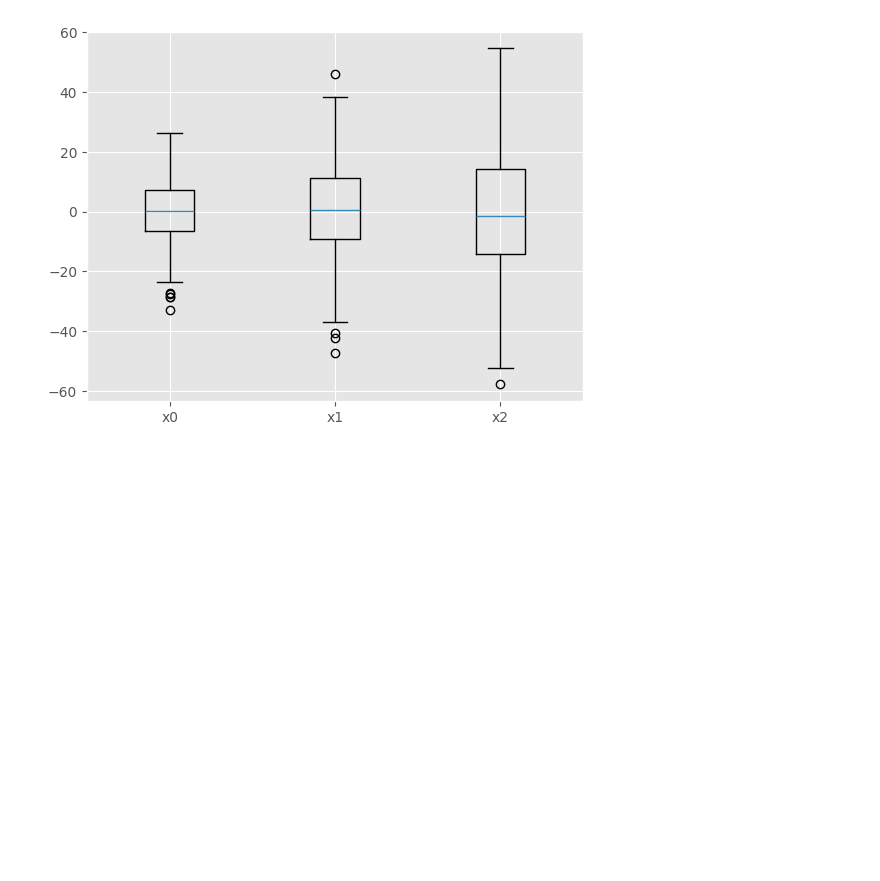
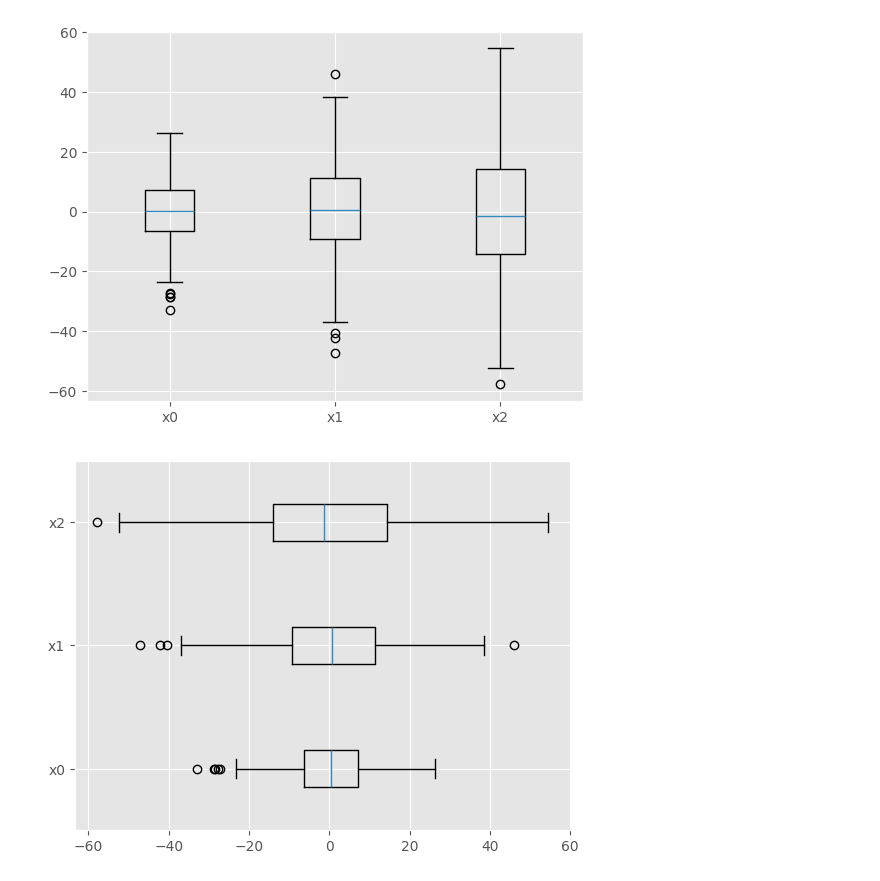
Before and after one commit to Ryo-9591/python-data-analysis-study, a Jupyter notebook: Matplotlib/graphs.ipynb, the cells around one changed output. Saved outputs shown, nothing was run; the diff lists cells and outputs as text; code cells hidden in the pictures; blank space fills up the shorter version.

```diff
--- a/Matplotlib/graphs.ipynb
+++ b/Matplotlib/graphs.ipynb
@@ -253,3 +253,12 @@ ax.boxplot((x0, x1, x2), tick_labels=labels)  # 箱ひげ図を描画
 plt.show()
 # %% [output]
 [figure]
+# %%
+fig, ax = plt.subplots()
+labels = ["x0", "x1", "x2"]
+# 横向きの箱ひげ図を描画
+ax.boxplot((x0, x1, x2), tick_labels=labels, vert=False)
+
+plt.show()
+# %% [output]
+[figure, added]
```
Also changed, not shown: parts of 8 cells of this notebook, 1 other file.
